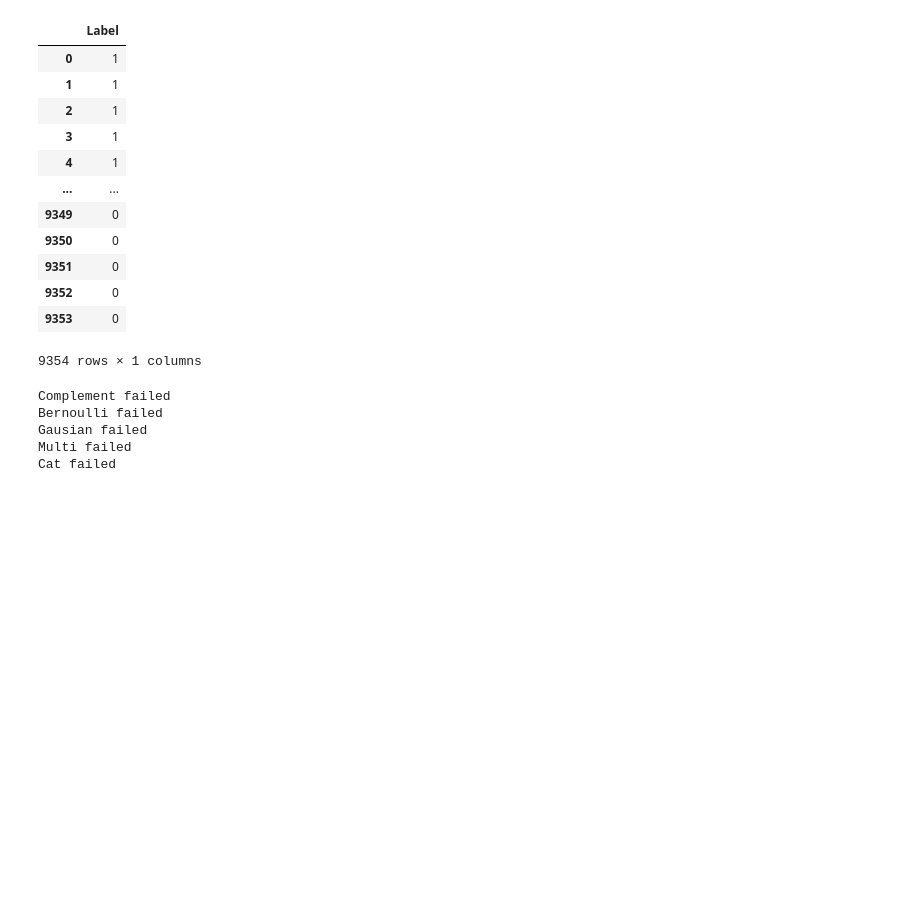
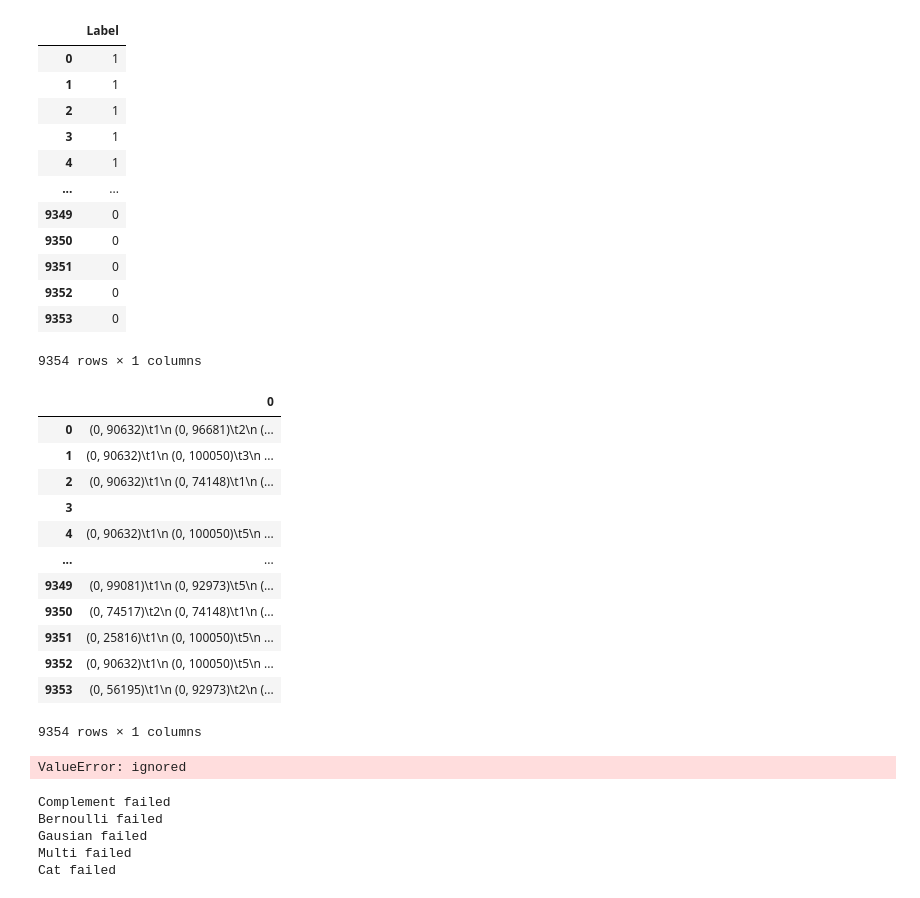
Before and after one commit to KendallScott/QTW, a Jupyter notebook: Case Study 3/Case_Study_3.ipynb, the cells around one changed output. Saved outputs shown, nothing was run; the diff lists cells and outputs as text; code cells hidden in the pictures; blank space fills up the shorter version.

```diff
--- a/Case Study 3/Case_Study_3.ipynb
+++ b/Case Study 3/Case_Study_3.ipynb
@@ -247,3 +247,6 @@ train = data.loc[:, data.columns != 'Label']
 from sklearn.feature_extraction.text import CountVectorizer
 word_counts = CountVectorizer()
 train= word_counts.fit_transform(train['Text'])
+train = pd.DataFrame(data=train)
+
+target = pd.DataFrame(data=target)
@@ -289,0 +269,16 @@ print('Accuracy:', rfc_accuracy) # 0.9625482990972695
+# %%
+train
+# %% [output]
+|  | 0 |
+| 0 | (0, 90632)\t1\n (0, 96681)\t2\n (... |
+| 1 | (0, 90632)\t1\n (0, 100050)\t3\n ... |
+| 2 | (0, 90632)\t1\n (0, 74148)\t1\n (... |
+| 3 |  |
+| 4 | (0, 90632)\t1\n (0, 100050)\t5\n ... |
+| ... | ... |
+| 9349 | (0, 99081)\t1\n (0, 92973)\t5\n (... |
+| 9350 | (0, 74517)\t2\n (0, 74148)\t1\n (... |
+| 9351 | (0, 25816)\t1\n (0, 100050)\t5\n ... |
+| 9352 | (0, 90632)\t1\n (0, 100050)\t5\n ... |
+| 9353 | (0, 56195)\t1\n (0, 92973)\t2\n (... |
+9354 rows × 1 columns
@@ -290,3 +298,17 @@ print('Accuracy:', rfc_accuracy) # 0.9625482990972695
+# %%
+from sklearn.naive_bayes import ComplementNB, BernoulliNB, GaussianNB, CategoricalNB, MultinomialNB
+
+gaus = CategoricalNB()
+
+#gaus.fit(x_train, y_train, np.unique(y_train))
+
+gaus.fit(x_train, y_train)
+
+p = gaus.predict(y_test)
+print(accuracy_score(y_test['Label'],p), f"method={i}")
+print(classification_report(y_test['Label'],p))
+# %% [output]
+ValueError: ignored
 # %%
 from sklearn.naive_bayes import ComplementNB, BernoulliNB, GaussianNB, CategoricalNB, MultinomialNB
 from sklearn.metrics import accuracy_score, classification_report, ConfusionMatrixDisplay
```
Also changed, not shown: parts of 5 cells of this notebook.
